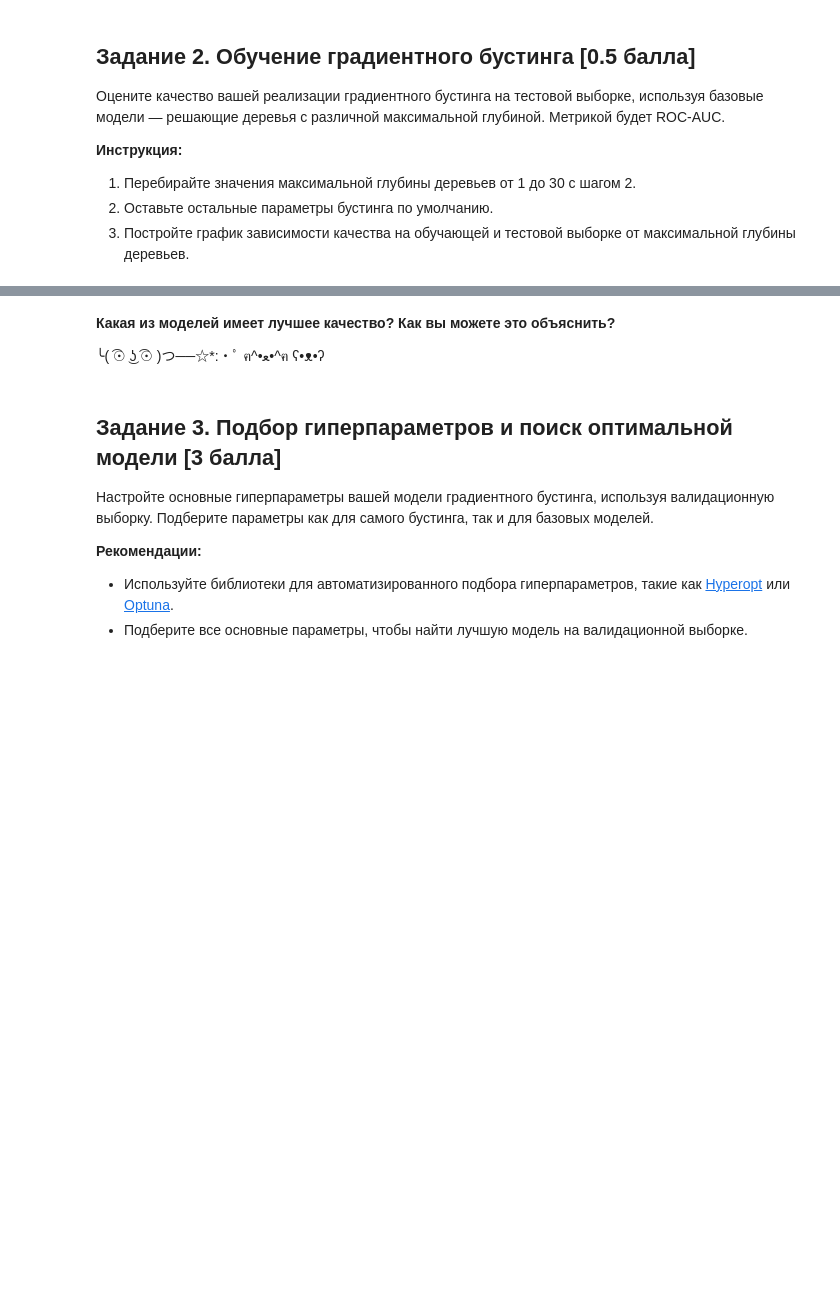
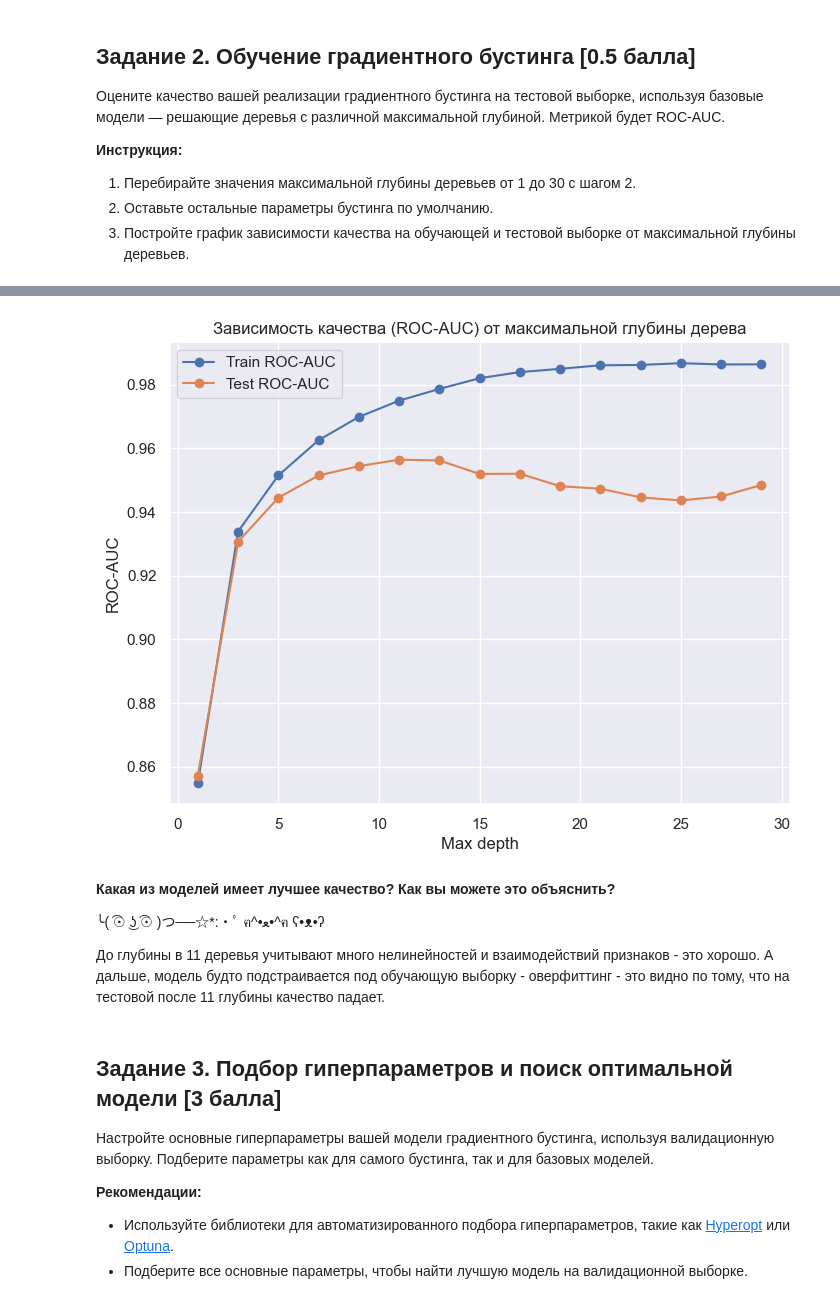
Before and after one commit to MidnightShad0w/GradientBoostingLab7, a Jupyter notebook: ML MAI. Boosting LAB7.ipynb, the cells around one changed output, grey strips where cells are left out. Drawn from its saved outputs; the diff is of its cells as text; code cells hidden in the pictures; blank space fills up the shorter version.

```diff
--- a/ML MAI. Boosting LAB7.ipynb
+++ b/ML MAI. Boosting LAB7.ipynb
@@ -150,0 +142,36 @@ depths = range(1, 30, 2)
+# %%
+results = {}
+
+depths = range(1, 30, 2)
+
+### ╰( ͡☉ ͜ʖ ͡☉ )つ──☆*:・ﾟ   ฅ^•ﻌ•^ฅ   ʕ•ᴥ•ʔ
+
+for d in depths:
+    boosting = Boosting(
+        base_model_params={'max_depth': d},
+        n_estimators=10,
+        learning_rate=0.1,
+        subsample=0.3,
+        early_stopping_rounds=None,
+        plot=False
+    )
+
+    boosting.fit(x_train, y_train, x_valid, y_valid)
+
+    train_roc_auc = boosting.score(x_train, y_train)
+    test_roc_auc = boosting.score(x_test, y_test)
+
+    results[d] = (train_roc_auc, test_roc_auc)
+
+train_scores = [results[d][0] for d in depths]
+test_scores = [results[d][1] for d in depths]
+
+plt.figure(figsize=(8, 6))
+plt.plot(depths, train_scores, marker='o', label='Train ROC-AUC')
+plt.plot(depths, test_scores, marker='o', label='Test ROC-AUC')
+plt.xlabel('Max depth')
+plt.ylabel('ROC-AUC')
+plt.title('Зависимость качества (ROC-AUC) от максимальной глубины дерева')
+plt.legend()
+plt.show()
+# %% [output]
@@ -151,7 +195,10 @@ depths = range(1, 30, 2)
+[figure, added]
 # %% [markdown]
 **Какая из моделей имеет лучшее качество? Как вы можете это объяснить?**
 
 ╰( ͡☉ ͜ʖ ͡☉ )つ──☆*:・ﾟ   ฅ^•ﻌ•^ฅ   ʕ•ᴥ•ʔ
+
+До глубины в 11 деревья учитывают много нелинейностей и взаимодействий признаков - это хорошо. А дальше, модель будто подстраивается под обучающую выборку - оверфиттинг - это видно по тому, что на тестовой после 11 глубины качество падает.
 # %% [markdown]
 ## Задание 3. Подбор гиперпараметров и поиск оптимальной модели [3 балла]
 
```
Also changed, not shown: parts of 7 cells of this notebook.
